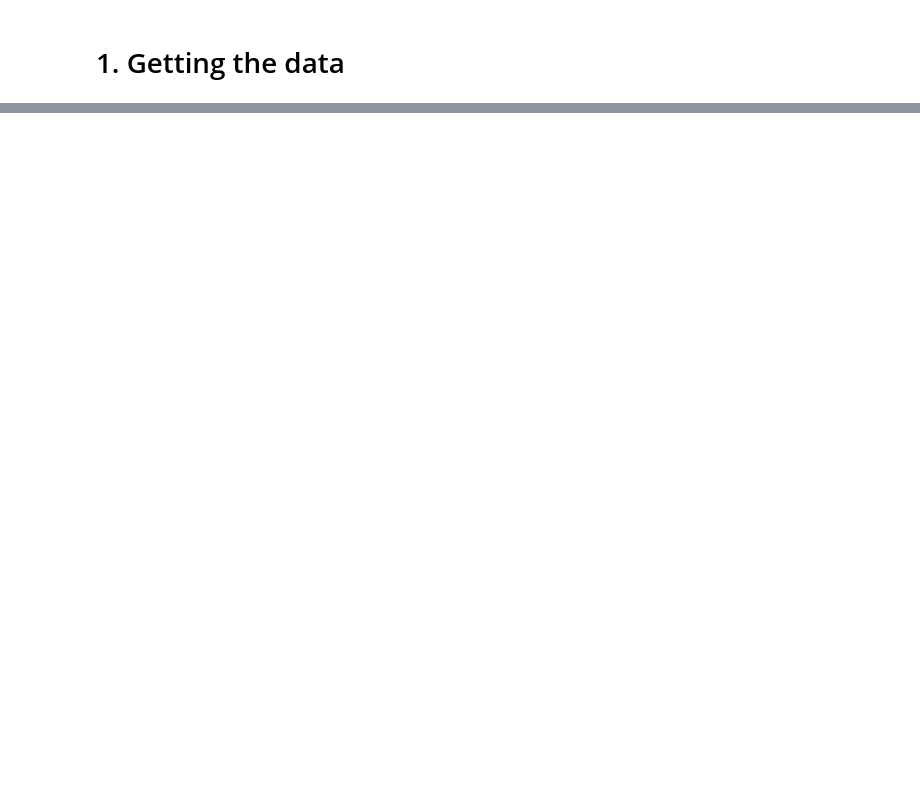
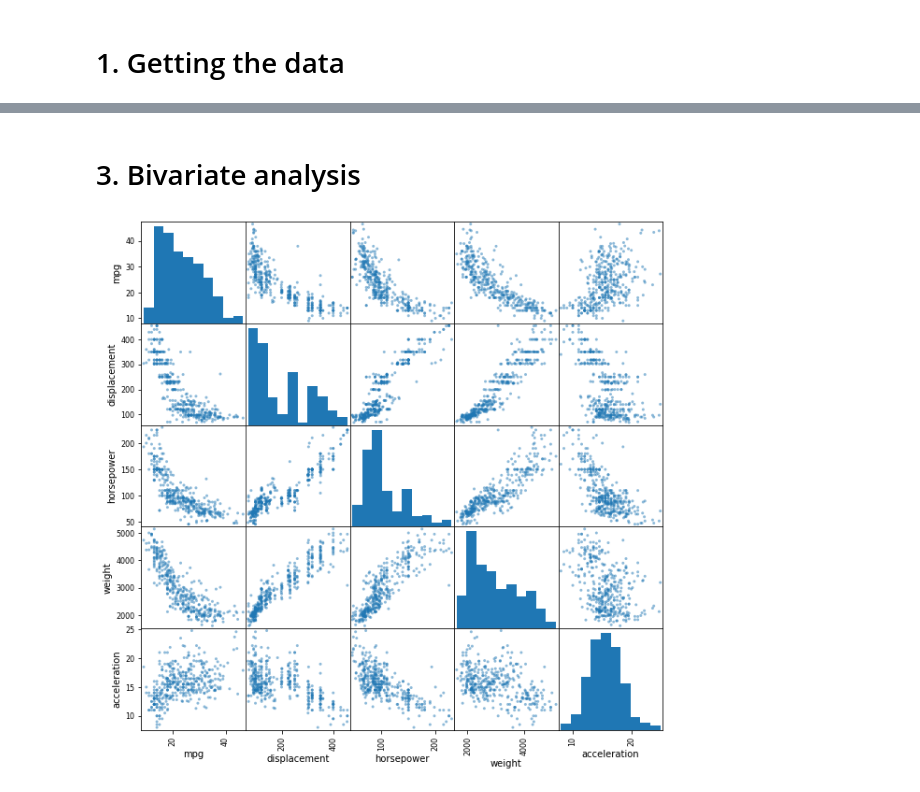
Before and after one commit to ramyahrgowda/Machine-Learning-Projects, a Jupyter notebook: Auto_mpg_prediction.ipynb, the cells around one changed output, grey strips where cells are left out. Cells and saved outputs as stored; diff of their text form; code cells hidden in the pictures; blank space fills up the shorter version.

```diff
--- a/Auto_mpg_prediction.ipynb
+++ b/Auto_mpg_prediction.ipynb
@@ -280,0 +139,10 @@ This is my first data science project and I learnt a great deal executing it. Pl
+# %% [markdown]
+# 3. Bivariate analysis
+# %%
+#numerical data relationship with mpg
+from pandas.plotting import scatter_matrix
+num = ['mpg','displacement','horsepower','weight','acceleration']
+scatter_matrix(auto_mpg_df[num], figsize=(10,10))
+plt.show()
+# %% [output]
+[figure, added]
```
Also changed, not shown: parts of 90 cells of this notebook.
